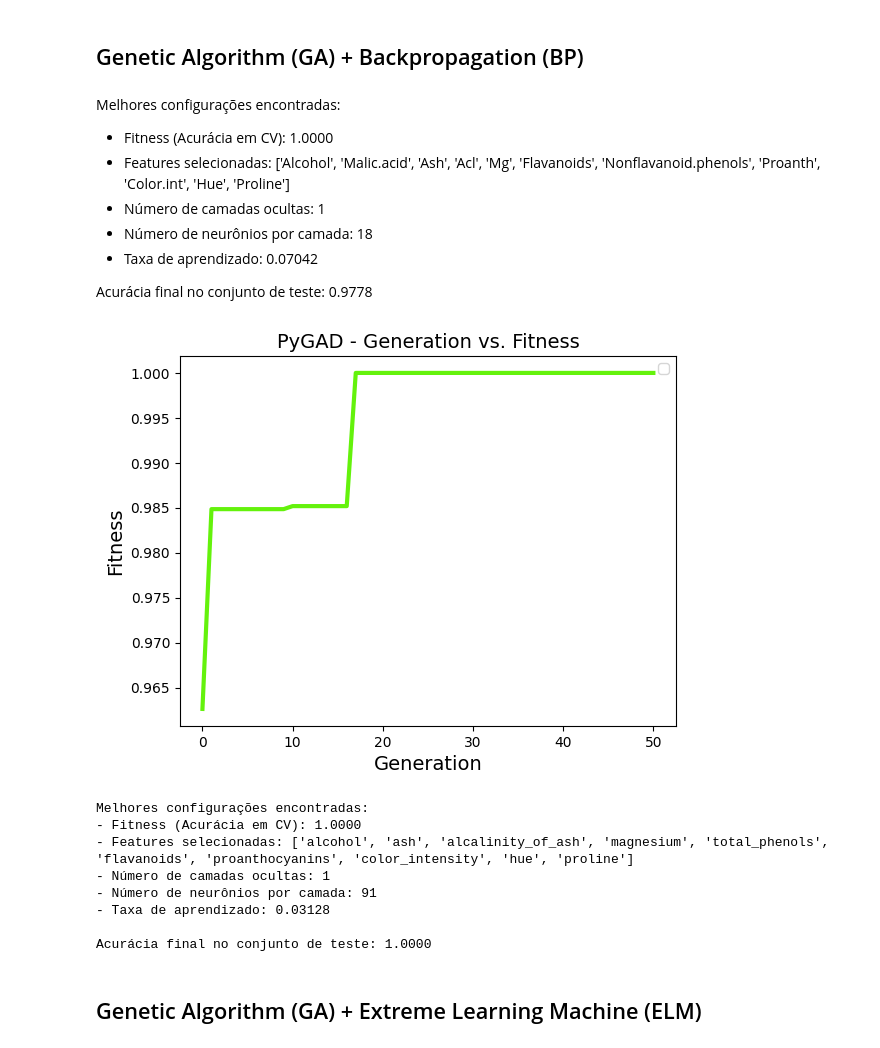
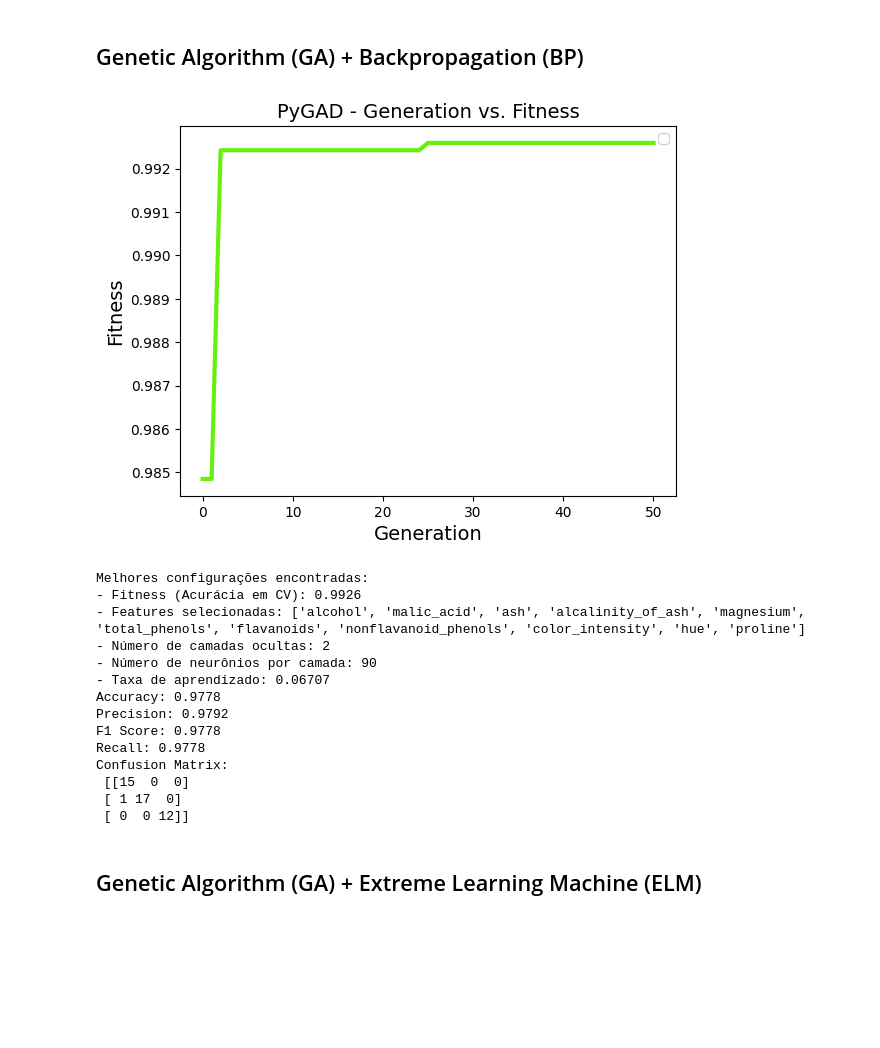
Before and after one commit to falconeee/nc-optimization, a Jupyter notebook: tc1.ipynb, the cells around one changed output. Drawn from its saved outputs; the diff is of its cells as text; code cells hidden in the pictures; blank space fills up the shorter version.

```diff
--- a/tc1.ipynb
+++ b/tc1.ipynb
@@ -254,14 +265,5 @@ Acurácia final no conjunto de teste com ELM: 0.9778
 # %% [markdown]
 ## Genetic Algorithm (GA) + Backpropagation (BP)
-# %% [markdown]
-Melhores configurações encontradas:
-- Fitness (Acurácia em CV): 1.0000
-- Features selecionadas: ['Alcohol', 'Malic.acid', 'Ash', 'Acl', 'Mg', 'Flavanoids', 'Nonflavanoid.phenols', 'Proanth', 'Color.int', 'Hue', 'Proline']
-- Número de camadas ocultas: 1
-- Número de neurônios por camada: 18
-- Taxa de aprendizado: 0.07042
-
-Acurácia final no conjunto de teste: 0.9778
 # %%
 n_features = X_train_scaled.shape[1]
 feature_names = X.columns.tolist()
@@ -314,44 +316,55 @@ ga_instance = pygad.GA(
 )
 ga_instance.run()
 ga_instance.plot_fitness()
 
 best_solution, best_solution_fitness, best_solution_idx = ga_instance.best_solution()
 
 selected_features = best_solution[:n_features].astype(bool)
 n_layers_best = int(round(best_solution[n_features]))
 n_neurons_best = int(round(best_solution[n_features+1]))
 lr_best = best_solution[n_features+2]
 
 print("\nMelhores configurações encontradas:")
 print(f"- Fitness (Acurácia em CV): {best_solution_fitness:.4f}")
 print(f"- Features selecionadas: {[feature_names[i] for i in range(n_features) if selected_features[i]]}")
 print(f"- Número de camadas ocultas: {n_layers_best}")
 print(f"- Número de neurônios por camada: {n_neurons_best}")
 print(f"- Taxa de aprendizado: {lr_best:.5f}")
 
 # Treina o modelo final com os melhores parâmetros
 clf_final = MLPClassifier(
     hidden_layer_sizes=(n_neurons_best,) * n_layers_best,
     learning_rate_init=lr_best,
     max_iter=200,
-    random_state=4
+    random_state=42
 )
 
 X_train_sel = X_train_scaled[:, selected_features]
 X_test_sel = X_test_scaled[:, selected_features]
 
 clf_final.fit(X_train_sel, y_train)
-accuracy_test = clf_final.score(X_test_sel, y_test)
-print(f"\nAcurácia final no conjunto de teste: {accuracy_test:.4f}")
+y_pred = clf_final.predict(X_test_sel)
+
+print("Accuracy:", round(accuracy_score(y_test, y_pred),4))
+print("Precision:", round(precision_score(y_test, y_pred, average='weighted'),4))
+print("F1 Score:", round(f1_score(y_test, y_pred, average='weighted'),4))
+print("Recall:", round(recall_score(y_test, y_pred, average='weighted'),4))
+print("Confusion Matrix:\n", confusion_matrix(y_test, y_pred))
 # %% [output]
-[figure, old version]
+[figure, new version]
 Melhores configurações encontradas:
-- Fitness (Acurácia em CV): 1.0000
-- Features selecionadas: ['alcohol', 'ash', 'alcalinity_of_ash', 'magnesium', 'total_phenols', 'flavanoids', 'proanthocyanins', 'color_intensity', 'hue', 'proline']
-- Número de camadas ocultas: 1
-- Número de neurônios por camada: 91
-- Taxa de aprendizado: 0.03128
-
-Acurácia final no conjunto de teste: 1.0000
+- Fitness (Acurácia em CV): 0.9926
+- Features selecionadas: ['alcohol', 'malic_acid', 'ash', 'alcalinity_of_ash', 'magnesium', 'total_phenols', 'flavanoids', 'nonflavanoid_phenols', 'color_intensity', 'hue', 'proline']
+- Número de camadas ocultas: 2
+- Número de neurônios por camada: 90
+- Taxa de aprendizado: 0.06707
+Accuracy: 0.9778
+Precision: 0.9792
+F1 Score: 0.9778
+Recall: 0.9778
+Confusion Matrix:
+ [[15  0  0]
+ [ 1 17  0]
+ [ 0  0 12]]
 # %% [markdown]
 ## Genetic Algorithm (GA) + Extreme Learning Machine (ELM)
```
Also changed, not shown: parts of 13 cells of this notebook.
